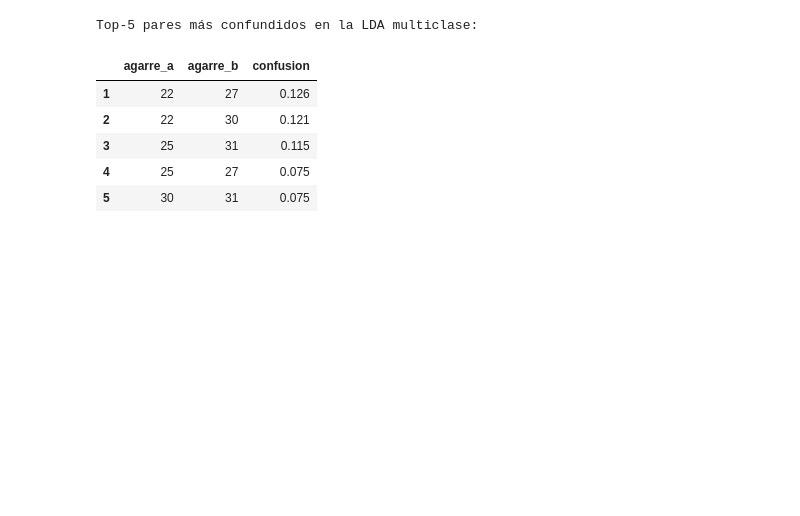
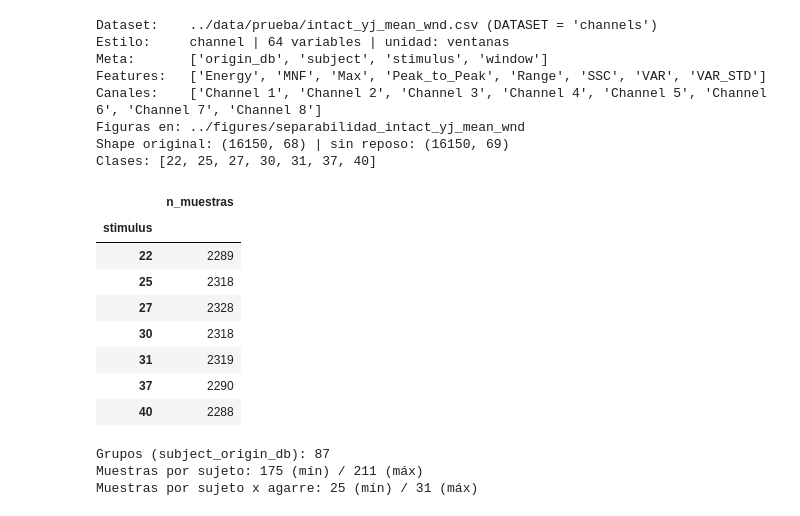
Before and after one commit to mariabda2/sEMG-ArmBand, a Jupyter notebook: notebooks/07_separability_analysis.ipynb, the cells around one changed output. Saved outputs shown, nothing was run; the diff lists cells and outputs as text; code cells hidden in the pictures; blank space fills up the shorter version.

```diff
--- a/notebooks/07_separability_analysis.ipynb
+++ b/notebooks/07_separability_analysis.ipynb
@@ -284,39 +631,24 @@ Sujetos por debajo del azar: 0 de 87
 # %%
-fig, axes = plt.subplots(1, 2, figsize=(14, 5.5), dpi=300,
-                         gridspec_kw={'width_ratios': [1.25, 1]})
-fig.patch.set_facecolor('#F7F9FC')
+df, info = load_dataset(DATA_PATH)
 
-ax = axes[0]
-sns.heatmap(cm_df, annot=True, fmt='.2f', cmap='Blues', vmin=0, vmax=1,
-            linewidths=0.5, linecolor='#FFFFFF', cbar_kws={'label': 'Proporción (por fila)'}, ax=ax)
-ax.set_title('Matriz de confusión LDA — LOSO (normalizada por fila)', fontweight='bold')
-ax.set_xlabel('Predicho', fontweight='bold')
-ax.set_ylabel('Real', fontweight='bold')
+FEATURE_COLS = info['feature_cols']
+N_FEATURES = info['n_features']
+SAVE_DIR = info['save_dir']
 
-ax = axes[1]
-ax.set_facecolor('#FFFFFF')
-ax.hist(per_group_df['accuracy'], bins=np.linspace(0, 1, 9), color='#1E88E5',
-        edgecolor='white', alpha=0.9)
-ax.axvline(CHANCE, color='tomato', linestyle='--', linewidth=1.2, label=f'Azar ({CHANCE:.3f})')
-ax.axvline(per_group_df['accuracy'].mean(), color='#333333', linestyle='-', linewidth=1.2,
-           label=f'Media ({per_group_df["accuracy"].mean():.3f})')
-ax.set_xlabel(f'Accuracy del sujeto excluido ({len(STIMULI)} agarres)', fontweight='bold')
-ax.set_ylabel('N.º de sujetos', fontweight='bold')
-ax.set_title('Distribución de accuracy por sujeto', fontweight='bold')
-ax.spines[['top', 'right']].set_visible(False)
-ax.legend(frameon=True, fontsize=8)
+print(f"Dataset:    {DATA_PATH} (DATASET = {DATASET!r})")
+print(f"Estilo:     {info['style']} | {N_FEATURES} variables | unidad: {info['unit']}")
+print(f"Meta:       {info['meta_cols']}")
+print(f"Features:   {info['feature_types']}")
+if info['channels']:
+    print(f"Canales:    {info['channels']}")
+print(f"Figuras en: {SAVE_DIR}")
+print(f"Shape original: {info['shape_raw']} | sin reposo: {info['shape']}")
+print(f"Clases: {sorted(df['stimulus'].unique().tolist())}")
+display(df['stimulus'].value_counts().sort_index().to_frame('n_muestras'))
 
-plt.tight_layout()
-plt.savefig(f'{SAVE_DIR}/lda_loso_confusion.pdf', dpi=300, bbox_inches='tight')
-plt.show()
-
-# Confusiones más frecuentes (fuera de la diagonal, simetrizadas)
-conf_pairs = [{'agarre_a': STIMULI[a], 'agarre_b': STIMULI[b],
-               'confusion': (cm[a, b] + cm[b, a]) / 2}
-              for a, b in itertools.combinations(range(len(STIMULI)), 2)]
-conf_pairs_df = (pd.DataFrame(conf_pairs).sort_values('confusion', ascending=False)
-                 .reset_index(drop=True))
-conf_pairs_df.index = conf_pairs_df.index + 1
-print('Top-5 pares más confundidos en la LDA multiclase:')
-display(conf_pairs_df.head(5).style.format({'confusion': '{:.3f}'}))
+counts = df.groupby('group').size()
+print(f'Grupos (subject_origin_db): {counts.size}')
+print(f"Muestras por sujeto: {counts.min()} (mín) / {counts.max()} (máx)")
+wnd_per = df.groupby(['group', 'stimulus']).size()
+print(f"Muestras por sujeto x agarre: {wnd_per.min()} (mín) / {wnd_per.max()} (máx)")
 # %% [output]
@@ -324,7 +655,20 @@ display(conf_pairs_df.head(5).style.format({'confusion': '{:.3f}'}))
-Top-5 pares más confundidos en la LDA multiclase:
+Dataset:    ../data/prueba/intact_yj_mean_wnd.csv (DATASET = 'channels')
+Estilo:     channel | 64 variables | unidad: ventanas
+Meta:       ['origin_db', 'subject', 'stimulus', 'window']
+Features:   ['Energy', 'MNF', 'Max', 'Peak_to_Peak', 'Range', 'SSC', 'VAR', 'VAR_STD']
+Canales:    ['Channel 1', 'Channel 2', 'Channel 3', 'Channel 4', 'Channel 5', 'Channel 6', 'Channel 7', 'Channel 8']
+Figuras en: ../figures/separabilidad_intact_yj_mean_wnd
+Shape original: (16150, 68) | sin reposo: (16150, 69)
+Clases: [22, 25, 27, 30, 31, 37, 40]
-|  | agarre_a | agarre_b | confusion |
-| 1 | 22 | 27 | 0.126 |
-| 2 | 22 | 30 | 0.121 |
-| 3 | 25 | 31 | 0.115 |
-| 4 | 25 | 27 | 0.075 |
-| 5 | 30 | 31 | 0.075 |
+|  | n_muestras |
+| stimulus |  |
+| 22 | 2289 |
+| 25 | 2318 |
+| 27 | 2328 |
+| 30 | 2318 |
+| 31 | 2319 |
+| 37 | 2290 |
+| 40 | 2288 |
+Grupos (subject_origin_db): 87
+Muestras por sujeto: 175 (mín) / 211 (máx)
+Muestras por sujeto x agarre: 25 (mín) / 31 (máx)
```
Also changed, not shown: parts of 42 cells of this notebook, 1 other file.
